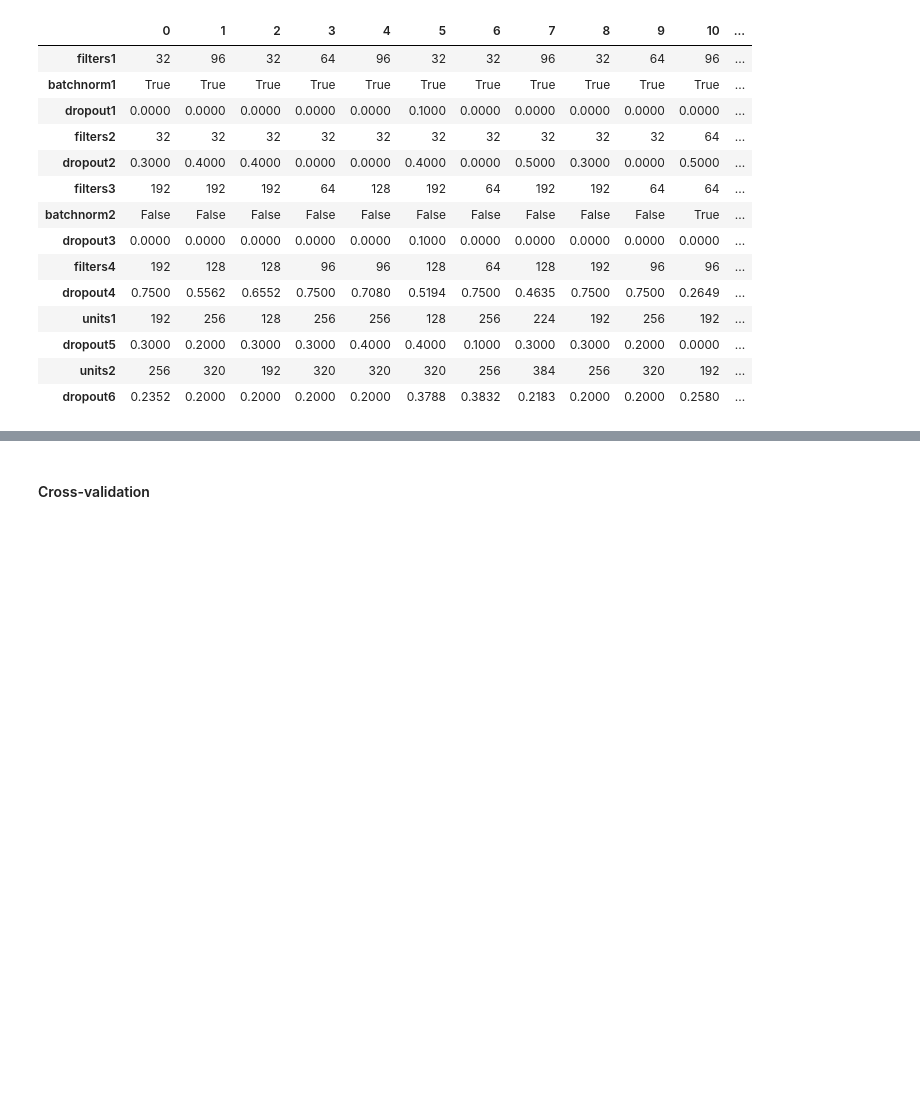
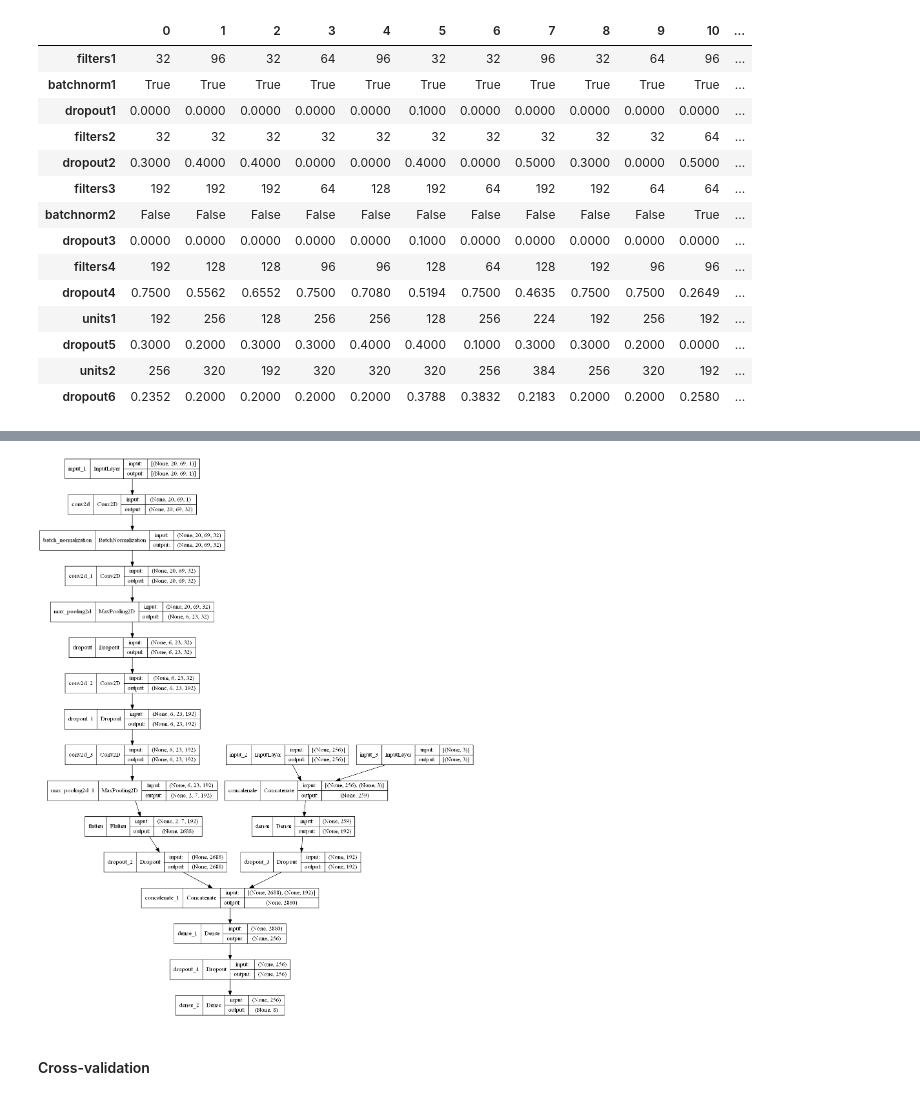
Before and after one commit to TuomasKuutsa/Emotion-classifier-project, a Jupyter notebook: EmotionClassification.ipynb, the cells around one changed output, grey strips where cells are left out. Saved outputs shown, nothing was run; the diff lists cells and outputs as text; code cells hidden in the pictures; blank space fills up the shorter version.

Commit message:
fixed CNN graphs

```diff
--- a/EmotionClassification.ipynb
+++ b/EmotionClassification.ipynb
@@ -744,3 +742,7 @@ plot_model(optimized_keras, show_shapes=True, dpi=96, to_file='images/KerasClass
+# %%
+plot_model(optimized_keras, show_shapes=True, dpi=96, to_file='images/OptimizedConv2DGraph.png')
+# %% [output]
+[figure, added]
 # %% [markdown]
 #### Cross-validation
 # %% [markdown]
```
Also changed, not shown: parts of 4 cells of this notebook, 1 other file.
